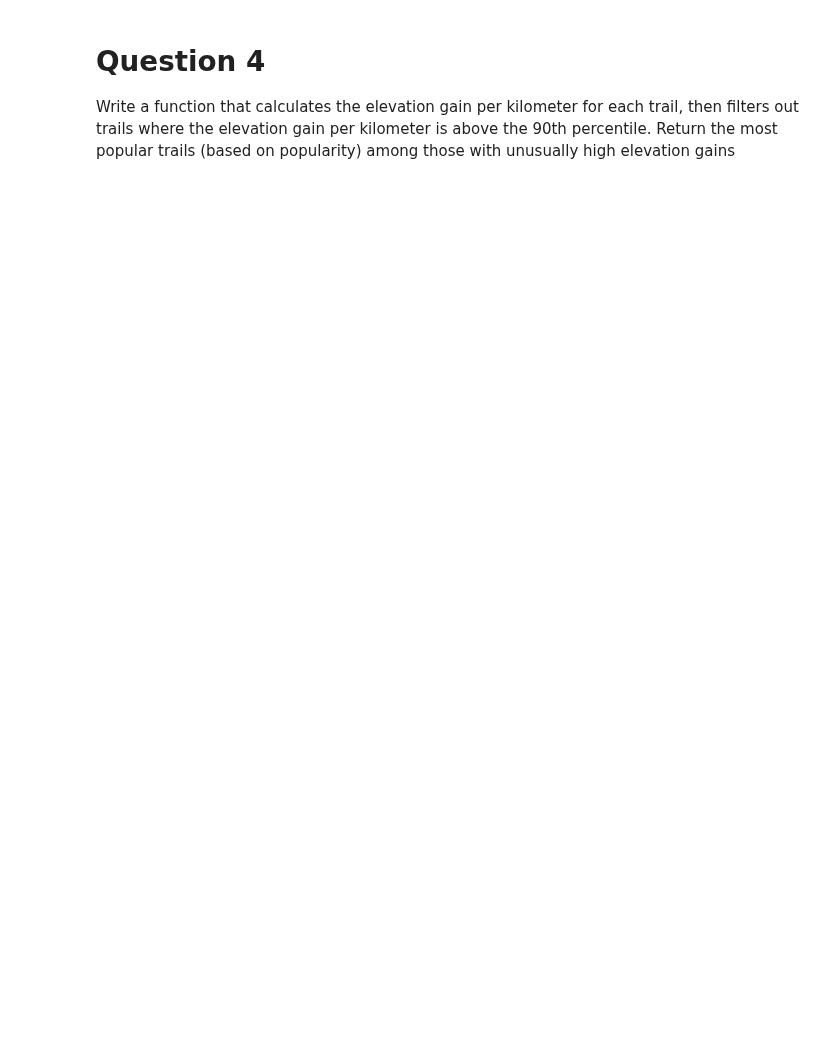
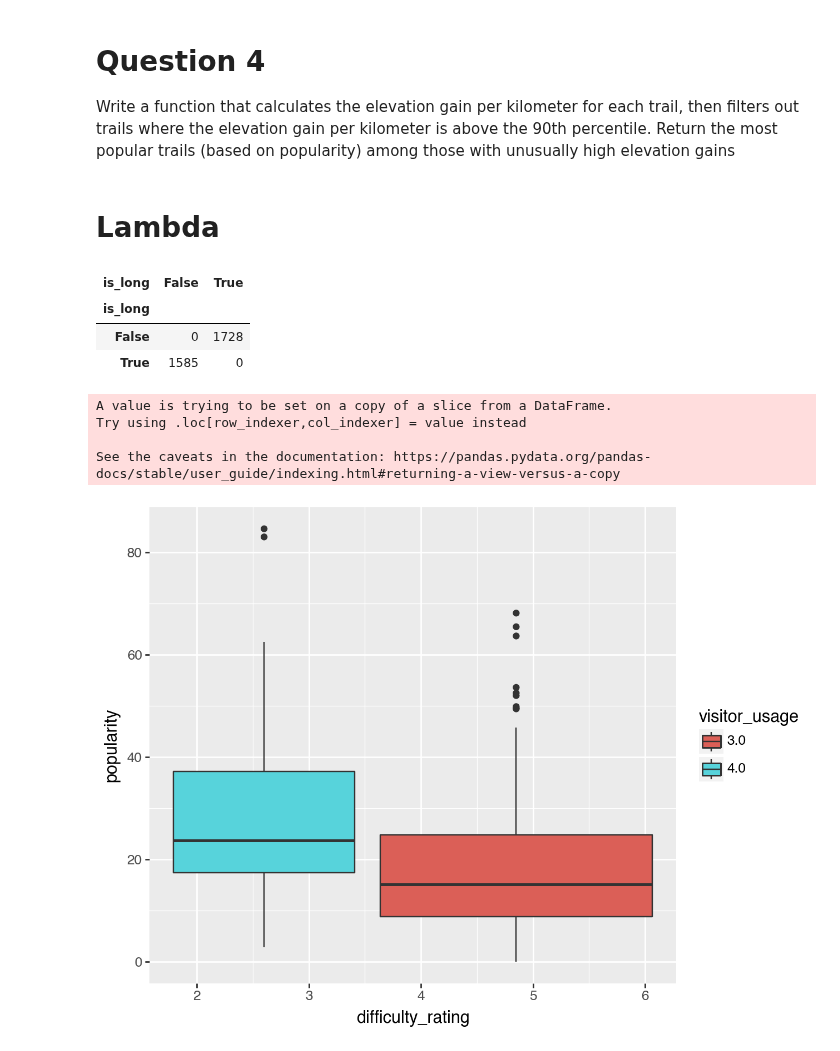
Before and after one commit to chloefeehan/GSB544, a Jupyter notebook: Practice/Example-Questions.ipynb, the cells around one changed output. Cells and saved outputs as stored; diff of their text form; code cells hidden in the pictures; blank space fills up the shorter version.

```diff
--- a/Practice/Example-Questions.ipynb
+++ b/Practice/Example-Questions.ipynb
@@ -233,3 +230,5 @@ Write a function that identifies trails with the greatest number of activities (
 # %% [markdown]
 # Question 4
 Write a function that calculates the elevation gain per kilometer for each trail, then filters out trails where the elevation gain per kilometer is above the 90th percentile. Return the most popular trails (based on popularity) among those with unusually high elevation gains
+# %% [markdown]
+# Lambda
@@ -235,0 +237,38 @@ Write a function that calculates the elevation gain per kilometer for each trail
+# %%
+### 21. Extract the Latitude from the Geolocation
+
+#parks['latitude'] = parks['_geoloc'].apply(lambda x: x['lat'])
+
+
+parks['_geoloc'] = parks['_geoloc'].str.replace("{", "").str.replace("}", "")
+
+parks[['latitude', 'longitude']] = parks['_geoloc'].str.split(", ", expand=True)
+
+parks['latitude'] = parks['latitude'].str.split(": ").str[1].astype(float)
+parks['longitude'] = parks['longitude'].str.split(": ").str[1].astype(float)
+# %%
+# create new column called is long, where if over 10km, it's considered long
+
+parks['is_long'] = parks['length'].apply(lambda x: 'long' if x > 10000 else 'short')
+
+pd.crosstab((parks["is_long"] == "short"), (parks["is_long"] == "long"))
+# %% [output]
+| is_long | False | True |
+| is_long |  |  |
+| False | 0 | 1728 |
+| True | 1585 | 0 |
+# %%
+vis_trail = parks[(parks["visitor_usage"] == 3) | (parks["visitor_usage"] == 4)]
+# %%
+from plotnine import *
+
+vis_trail["visitor_usage"] = vis_trail["visitor_usage"].astype("str")
+
+(ggplot(vis_trail, aes(x='difficulty_rating', y='popularity', fill='visitor_usage')) +
+    geom_boxplot())
+# %% [output]
+A value is trying to be set on a copy of a slice from a DataFrame.
+Try using .loc[row_indexer,col_indexer] = value instead
+
+See the caveats in the documentation: https://pandas.pydata.org/pandas-docs/stable/user_guide/indexing.html#returning-a-view-versus-a-copy
+[figure, added]
```
Also changed, not shown: parts of 2 cells of this notebook.
